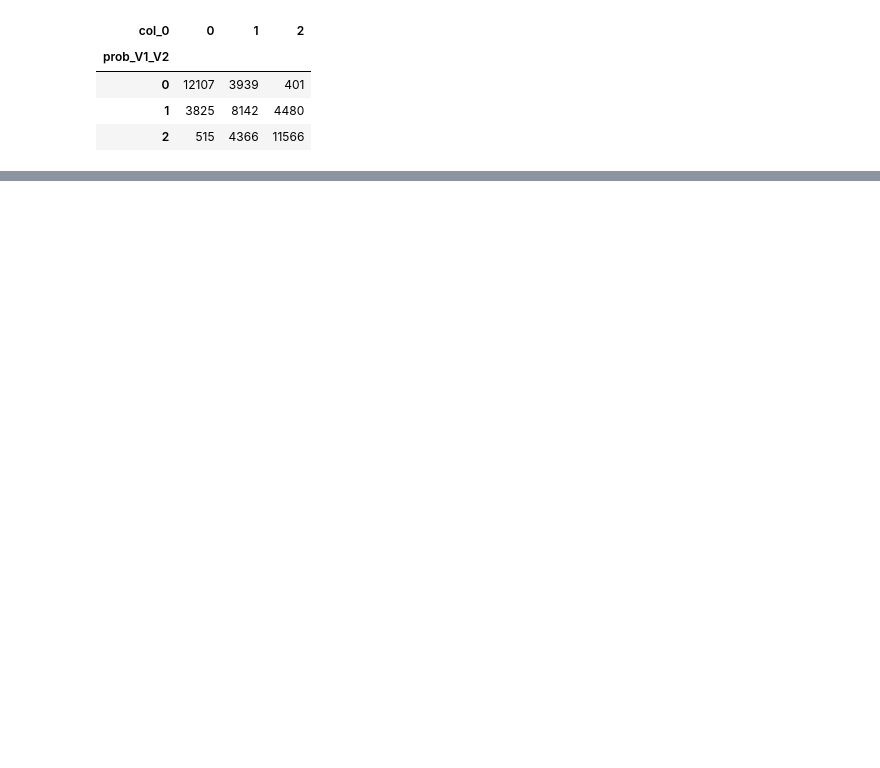
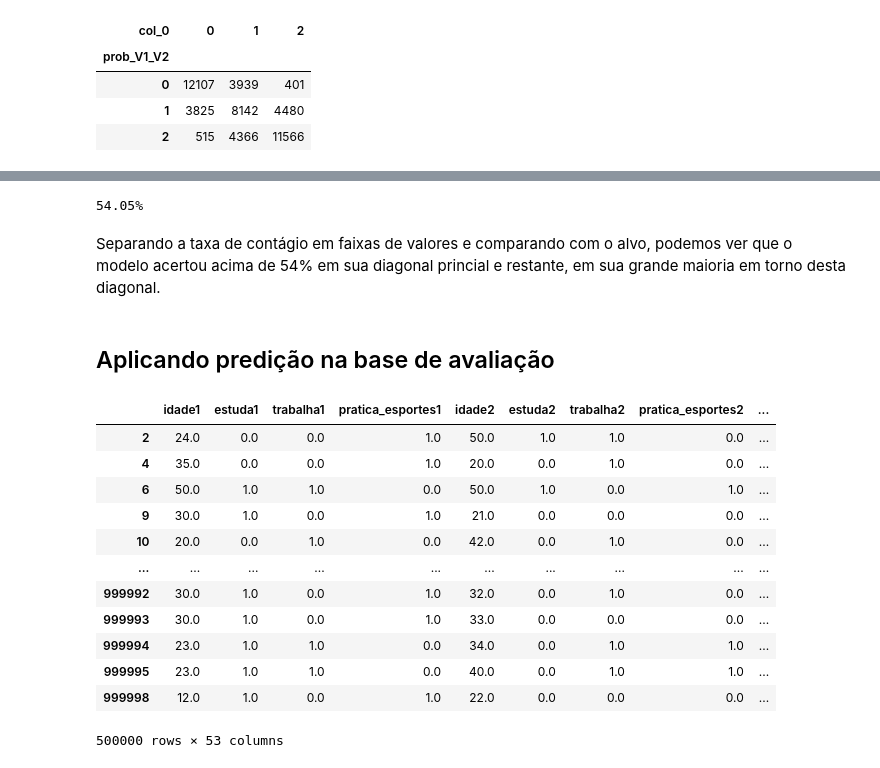
Before and after one commit to cassianojp/desafio_neoway, a Jupyter notebook: desafio_neoway_model.ipynb, the cells around one changed output, grey strips where cells are left out. Cells and saved outputs as stored; diff of their text form; code cells hidden in the pictures; blank space fills up the shorter version.

Commit message:
Aplicando a predição para o alvo faltante

```diff
--- a/desafio_neoway_model.ipynb
+++ b/desafio_neoway_model.ipynb
@@ -783,0 +768,32 @@ Separando a taxa de contágio em faixas de valores e comparando com o alvo, pode
+# %%
+diag_sum = 0
+tota_sum = 0
+for i in range(num_classes_taxa):
+    for j in range(num_classes_taxa):
+#         print(i, j, crosstab[j][i])
+        if i == j:
+            diag_sum += crosstab[i][j]
+        tota_sum += crosstab[i][j]
+print(f'{round(diag_sum/tota_sum*100, 2)}%')
+# %% [output]
+54.05%
+# %% [markdown]
+Separando a taxa de contágio em faixas de valores e comparando com o alvo, podemos ver que o modelo acertou acima de 54% em sua diagonal princial e restante, em sua grande maioria em torno desta diagonal.
+# %% [markdown]
+## Aplicando predição na base de avaliação
+# %%
+df_avalicao_v1
+# %% [output]
+|  | idade1 | estuda1 | trabalha1 | pratica_esportes1 | idade2 | estuda2 | trabalha2 | pratica_esportes2 | ... |
+| 2 | 24.0 | 0.0 | 0.0 | 1.0 | 50.0 | 1.0 | 1.0 | 0.0 | ... |
+| 4 | 35.0 | 0.0 | 0.0 | 1.0 | 20.0 | 0.0 | 1.0 | 0.0 | ... |
+| 6 | 50.0 | 1.0 | 1.0 | 0.0 | 50.0 | 1.0 | 0.0 | 1.0 | ... |
+| 9 | 30.0 | 1.0 | 0.0 | 1.0 | 21.0 | 0.0 | 0.0 | 0.0 | ... |
+| 10 | 20.0 | 0.0 | 1.0 | 0.0 | 42.0 | 0.0 | 1.0 | 0.0 | ... |
+| ... | ... | ... | ... | ... | ... | ... | ... | ... | ... |
+| 999992 | 30.0 | 1.0 | 0.0 | 1.0 | 32.0 | 0.0 | 1.0 | 0.0 | ... |
+| 999993 | 30.0 | 1.0 | 0.0 | 1.0 | 33.0 | 0.0 | 0.0 | 0.0 | ... |
+| 999994 | 23.0 | 1.0 | 1.0 | 0.0 | 34.0 | 0.0 | 1.0 | 1.0 | ... |
+| 999995 | 23.0 | 1.0 | 1.0 | 0.0 | 40.0 | 0.0 | 1.0 | 1.0 | ... |
+| 999998 | 12.0 | 1.0 | 0.0 | 1.0 | 22.0 | 0.0 | 0.0 | 0.0 | ... |
+500000 rows × 53 columns
```
Also changed, not shown: parts of 84 cells of this notebook, 2 other files.
